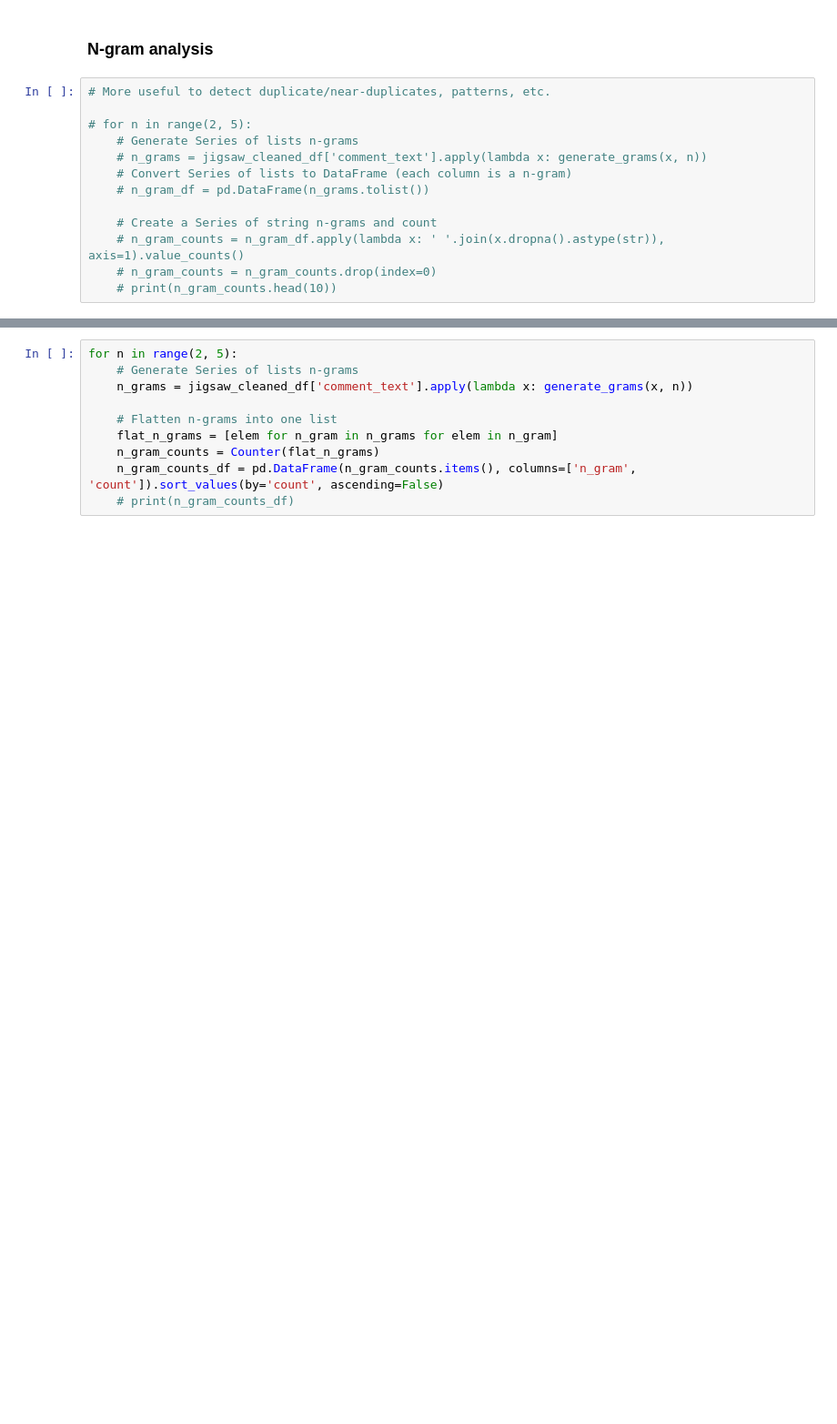
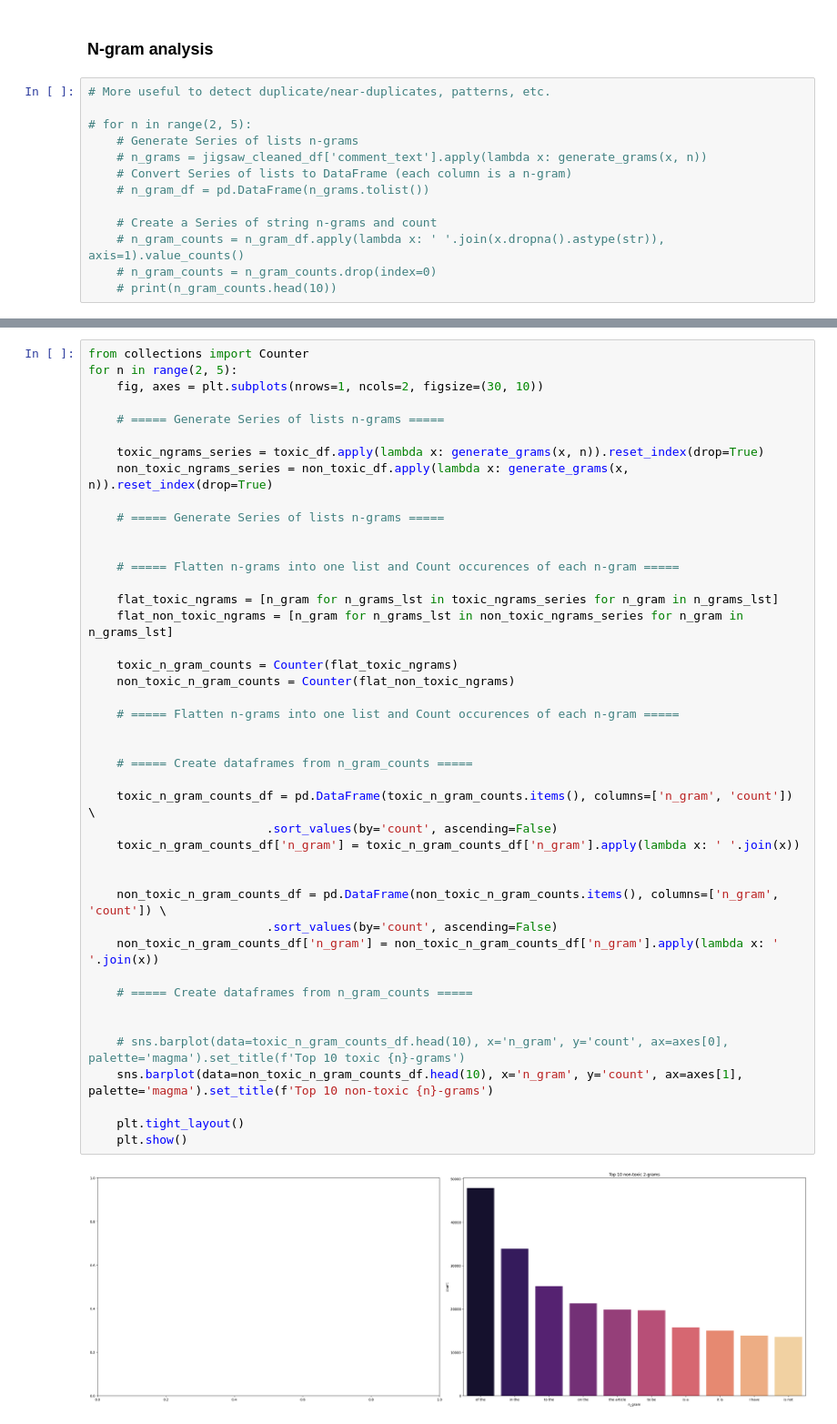
Before and after one commit to johne18/ml_learnings, a Jupyter notebook: SafeChat/notebooks/jigsaw_eda.ipynb, the cells around one changed output, grey strips where cells are left out. Shown at 91% size. Saved outputs shown, nothing was run; the diff lists cells and outputs as text; blank space fills up the shorter version.

```diff
--- a/SafeChat/notebooks/jigsaw_eda.ipynb
+++ b/SafeChat/notebooks/jigsaw_eda.ipynb
@@ -203,10 +184,45 @@ Counter({('of', 'the'): 49443,
 # %%
+from collections import Counter
 for n in range(2, 5):
-    # Generate Series of lists n-grams
-    n_grams = jigsaw_cleaned_df['comment_text'].apply(lambda x: generate_grams(x, n))
+    fig, axes = plt.subplots(nrows=1, ncols=2, figsize=(30, 10))
 
-    # Flatten n-grams into one list
-    flat_n_grams = [elem for n_gram in n_grams for elem in n_gram]
-    n_gram_counts = Counter(flat_n_grams)
-    n_gram_counts_df = pd.DataFrame(n_gram_counts.items(), columns=['n_gram', 'count']).sort_values(by='count', ascending=False)
-    # print(n_gram_counts_df)
+    # ===== Generate Series of lists n-grams =====
+
+    toxic_ngrams_series = toxic_df.apply(lambda x: generate_grams(x, n)).reset_index(drop=True)
+    non_toxic_ngrams_series = non_toxic_df.apply(lambda x: generate_grams(x, n)).reset_index(drop=True)
+
+    # ===== Generate Series of lists n-grams =====
+
+
+    # ===== Flatten n-grams into one list and Count occurences of each n-gram =====
+
+    flat_toxic_ngrams = [n_gram for n_grams_lst in toxic_ngrams_series for n_gram in n_grams_lst]
+    flat_non_toxic_ngrams = [n_gram for n_grams_lst in non_toxic_ngrams_series for n_gram in n_grams_lst]
+
+    toxic_n_gram_counts = Counter(flat_toxic_ngrams)
+    non_toxic_n_gram_counts = Counter(flat_non_toxic_ngrams)
+
+    # ===== Flatten n-grams into one list and Count occurences of each n-gram =====
+
+
+    # ===== Create dataframes from n_gram_counts =====
+
+    toxic_n_gram_counts_df = pd.DataFrame(toxic_n_gram_counts.items(), columns=['n_gram', 'count']) \
+                         .sort_values(by='count', ascending=False)
+    toxic_n_gram_counts_df['n_gram'] = toxic_n_gram_counts_df['n_gram'].apply(lambda x: ' '.join(x))
+
+
+    non_toxic_n_gram_counts_df = pd.DataFrame(non_toxic_n_gram_counts.items(), columns=['n_gram', 'count']) \
+                         .sort_values(by='count', ascending=False)
+    non_toxic_n_gram_counts_df['n_gram'] = non_toxic_n_gram_counts_df['n_gram'].apply(lambda x: ' '.join(x))
+
+    # ===== Create dataframes from n_gram_counts =====
+
+
+    # sns.barplot(data=toxic_n_gram_counts_df.head(10), x='n_gram', y='count', ax=axes[0], palette='magma').set_title(f'Top 10 toxic {n}-grams')
+    sns.barplot(data=non_toxic_n_gram_counts_df.head(10), x='n_gram', y='count', ax=axes[1], palette='magma').set_title(f'Top 10 non-toxic {n}-grams')
+
+    plt.tight_layout()
+    plt.show()
+# %% [output]
+[figure, added]
```
Also changed, not shown: parts of 10 cells of this notebook, 3 other files.
